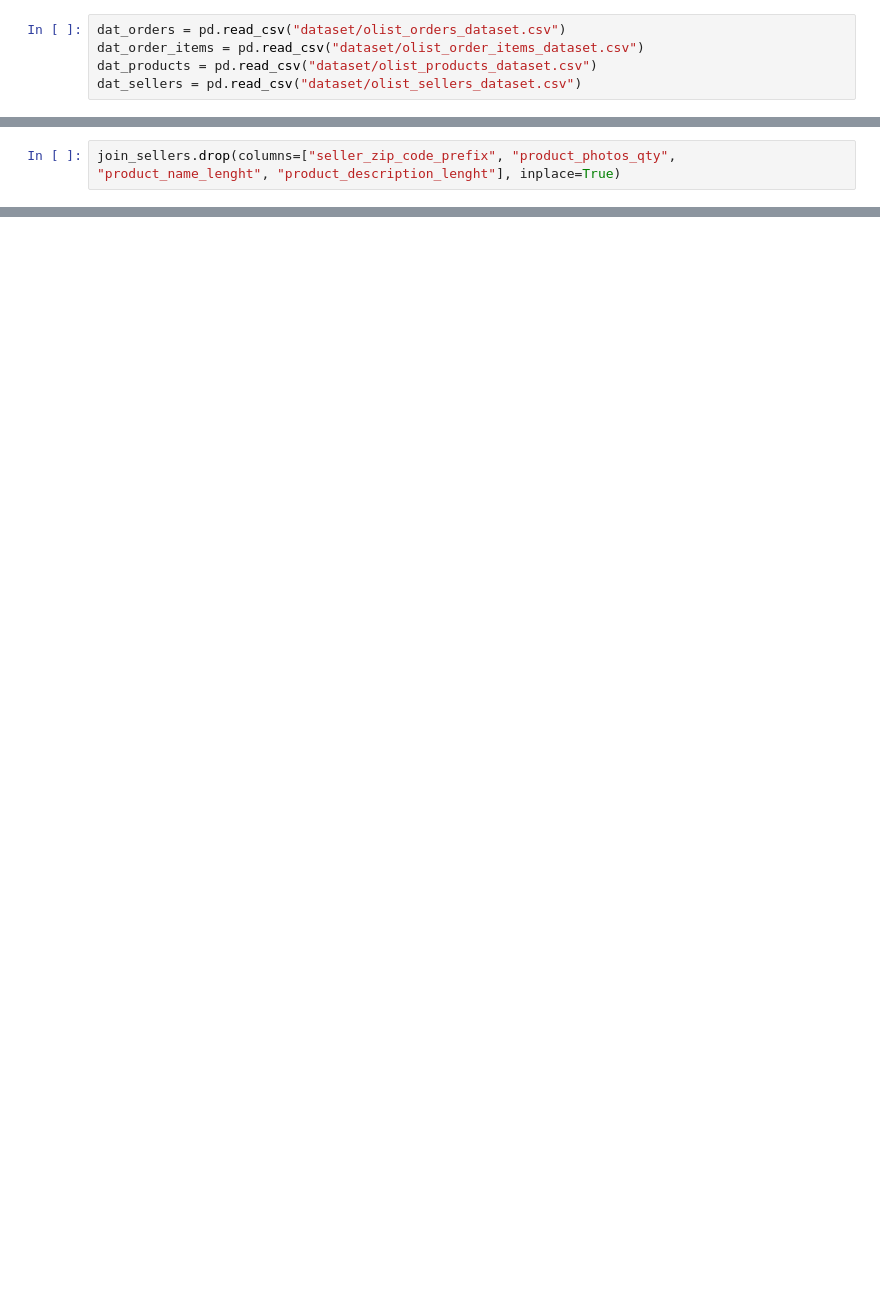
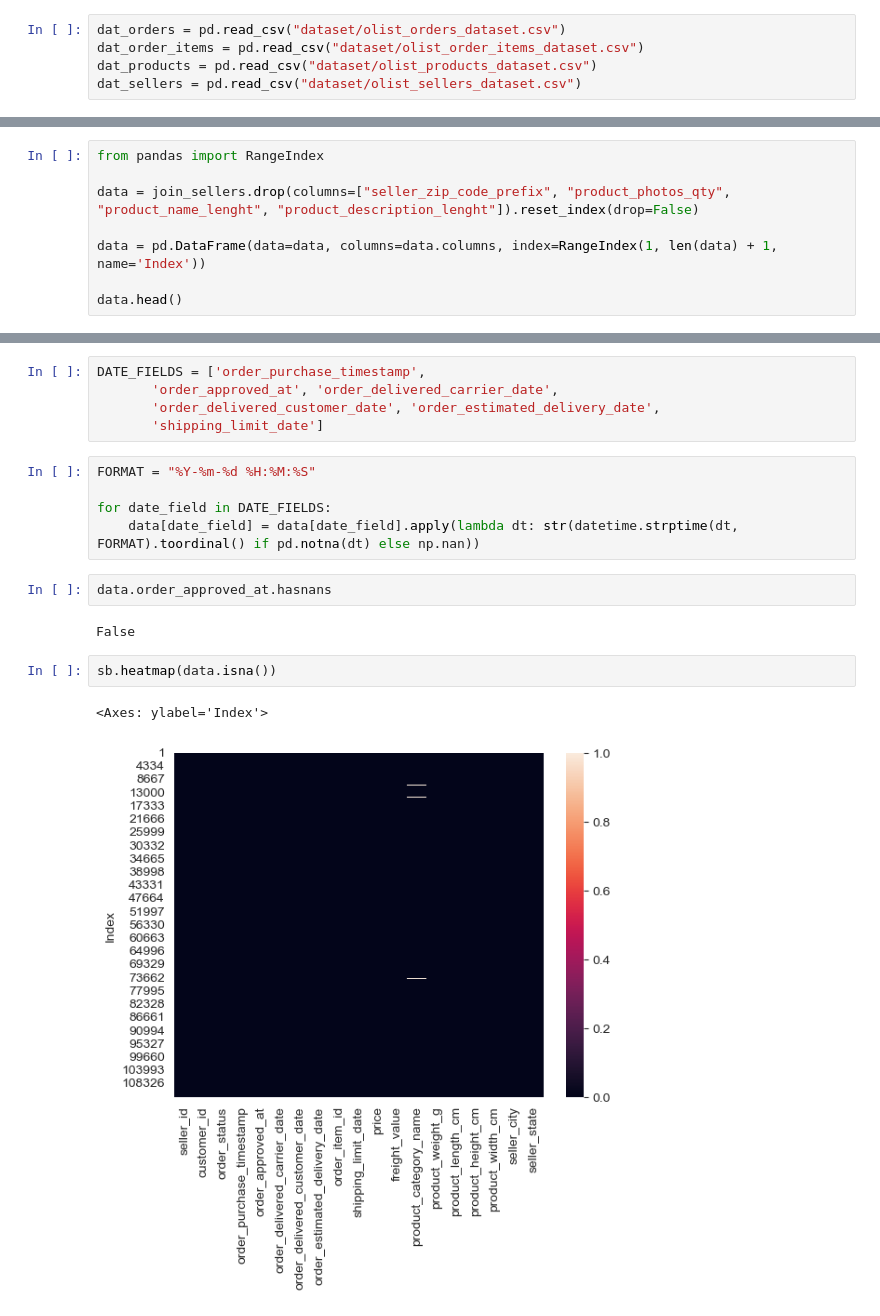
Before and after one commit to rabreu/Infnet-MIT-MachineLearning-ScikitLearn-MLOps-PD-26E1_3, a Jupyter notebook: PD_26E1_3.ipynb, the cells around one changed output, grey strips where cells are left out. Saved outputs shown, nothing was run; the diff lists cells and outputs as text; blank space fills up the shorter version.

```diff
--- a/PD_26E1_3.ipynb
+++ b/PD_26E1_3.ipynb
@@ -30,2 +24,0 @@ join_sellers.groupby('seller_state').head()
-# %%
-join_sellers.drop(columns=["seller_zip_code_prefix", "product_photos_qty", "product_name_lenght", "product_description_lenght"], inplace=True)
@@ -41,0 +25,8 @@ sb.boxplot(join_sellers, orient='h')
+# %%
+from pandas import RangeIndex
+
+data = join_sellers.drop(columns=["seller_zip_code_prefix", "product_photos_qty", "product_name_lenght", "product_description_lenght"]).reset_index(drop=False)
+
+data = pd.DataFrame(data=data, columns=data.columns, index=RangeIndex(1, len(data) + 1, name='Index'))
+
+data.head()
@@ -41,0 +41,19 @@ sb.boxplot(join_sellers, orient='h')
+# %%
+DATE_FIELDS = ['order_purchase_timestamp',
+       'order_approved_at', 'order_delivered_carrier_date',
+       'order_delivered_customer_date', 'order_estimated_delivery_date',
+       'shipping_limit_date']
+# %%
+FORMAT = "%Y-%m-%d %H:%M:%S"
+
+for date_field in DATE_FIELDS:
+    data[date_field] = data[date_field].apply(lambda dt: str(datetime.strptime(dt, FORMAT).toordinal() if pd.notna(dt) else np.nan))
+# %%
+data.order_approved_at.hasnans
+# %% [output]
+False
+# %%
+sb.heatmap(data.isna())
+# %% [output]
+<Axes: ylabel='Index'>
+[figure, added]
```
Also changed, not shown: parts of 10 cells of this notebook.
